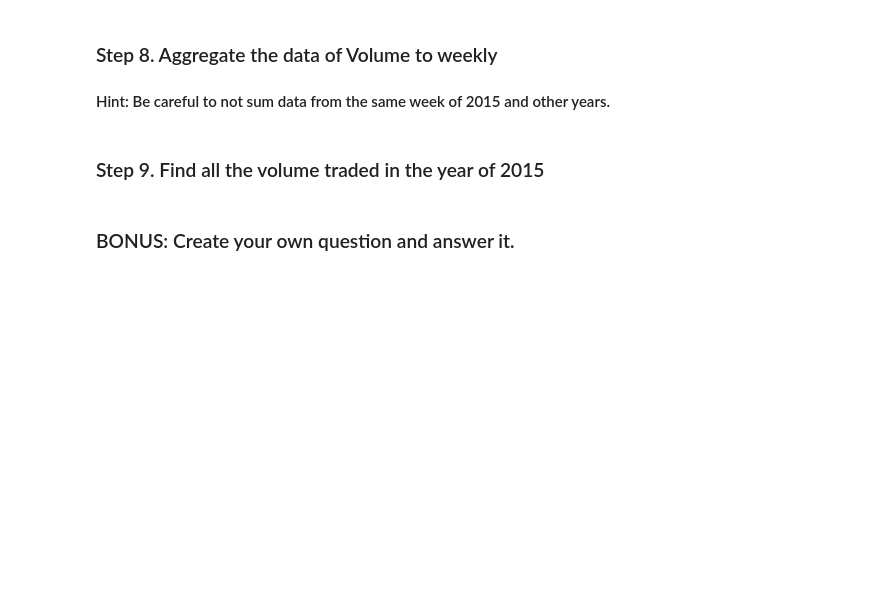
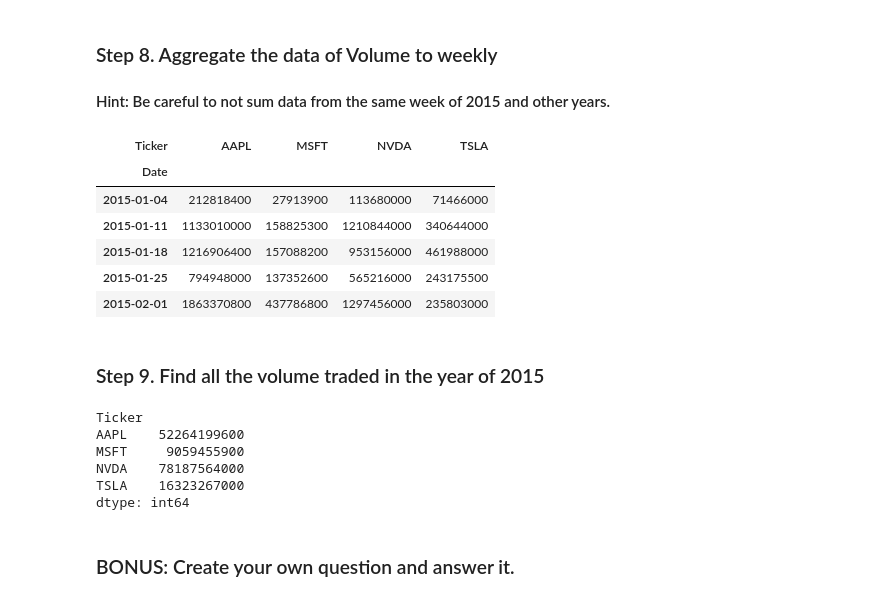
Before and after one commit to AzadiGathui/zindua-python-data-analysis, a Jupyter notebook: wk2_pandas/09_Time_Series/Getting_Financial_Data/Exercises.ipynb, the cells around one changed output. Cells and saved outputs as stored; diff of their text form; code cells hidden in the pictures; blank space fills up the shorter version.

Commit message:
completed pandas weekly project

```diff
--- a/wk2_pandas/09_Time_Series/Getting_Financial_Data/Exercises.ipynb
+++ b/wk2_pandas/09_Time_Series/Getting_Financial_Data/Exercises.ipynb
@@ -53,7 +126,28 @@ yf.download('AAPL',date_start,date_end)
 # %% [markdown]
 ### Step 8. Aggregate the data of Volume to weekly
 #### Hint: Be careful to not sum data from the same week of 2015 and other years.
+# %%
+vol_weekly = vol.resample('W').sum()
+vol_weekly.head()
+# %% [output]
+| Ticker | AAPL | MSFT | NVDA | TSLA |
+| Date |  |  |  |  |
+| 2015-01-04 | 212818400 | 27913900 | 113680000 | 71466000 |
+| 2015-01-11 | 1133010000 | 158825300 | 1210844000 | 340644000 |
+| 2015-01-18 | 1216906400 | 157088200 | 953156000 | 461988000 |
+| 2015-01-25 | 794948000 | 137352600 | 565216000 | 243175500 |
+| 2015-02-01 | 1863370800 | 437786800 | 1297456000 | 235803000 |
 # %% [markdown]
 ### Step 9. Find all the volume traded in the year of 2015
+# %%
+vol_2015 = vol.groupby(vol.index.year).get_group(2015).sum()
+vol_2015
+# %% [output]
+Ticker
+AAPL    52264199600
+MSFT     9059455900
+NVDA    78187564000
+TSLA    16323267000
+dtype: int64
 # %% [markdown]
 ### BONUS: Create your own question and answer it.
```
Also changed, not shown: parts of 7 cells of this notebook, 1 other file.
